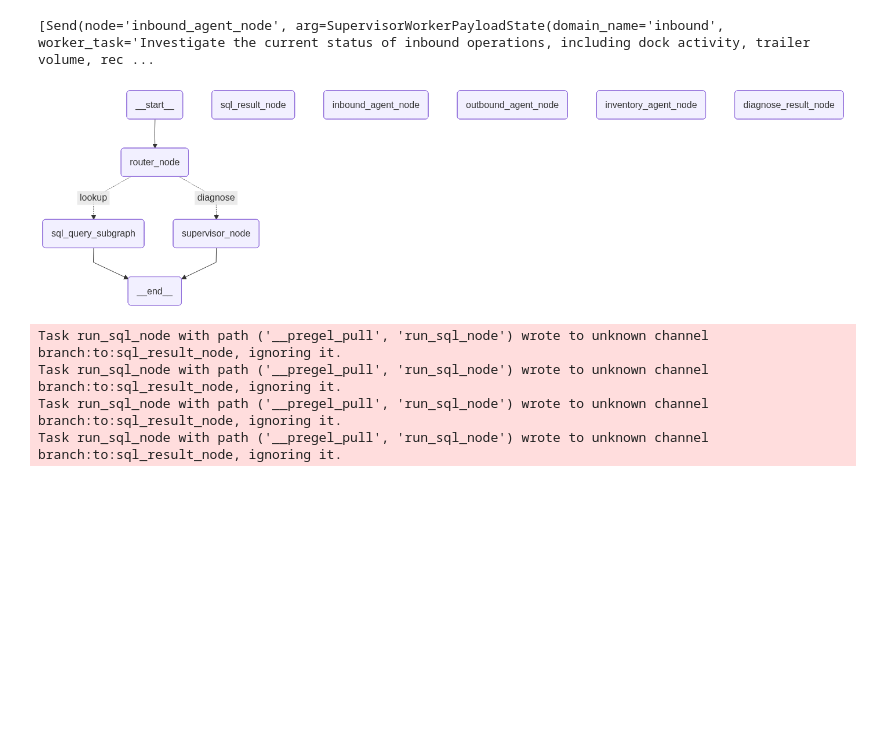
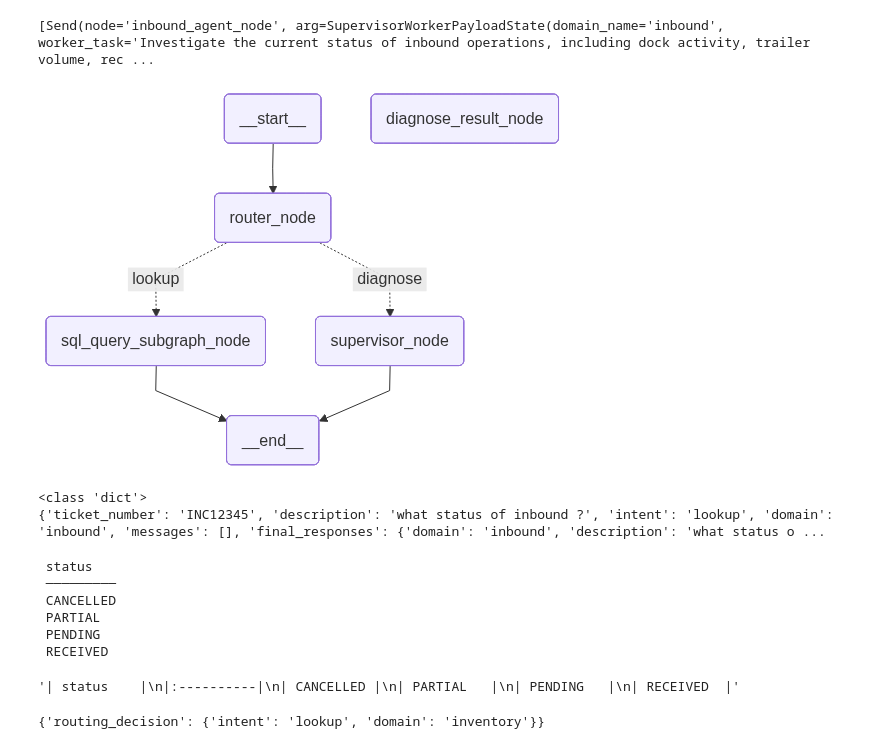
Before and after one commit to rahul22061999/wms_incident_copilot, a Jupyter notebook: src/test.ipynb, the cells around one changed output. Drawn from its saved outputs; the diff is of its cells as text; code cells hidden in the pictures; blank space fills up the shorter version.

```diff
--- a/src/test.ipynb
+++ b/src/test.ipynb
@@ -313,58 +312,52 @@ response.goto
 # %%
 from langgraph.graph import StateGraph, START, END
 from domain.states.supervisor.diagnose_graph_state import WMState
 from IPython.display import display, Image
 from src.agents.nodes.router import router_node
 from agents.graph.sql_subgraph import sql_graph
-from src.agents.nodes.sql_result_node import sql_result_node
 from agents.edges.router_intent_edge import router_intent_edge
-from langgraph.cache.memory import InMemoryCache
-from agents.nodes.supervisor_node import SupervisorNode
-from agents.nodes.inbound_agent_node import inbound_agent_node
-from agents.nodes.outbound_agent_node import outbound_agent_node
-from agents.nodes.inventory_agent_node import inventory_agent_node
+from agents.nodes.supervisor_node import WarehouseSupervisorNode
 from agents.nodes.diagnose_result_node import diagnose_result_node
+from agents.nodes.sql_lookup_subgraph_node import sql_query_subgraph_node
 from dotenv import load_dotenv
 load_dotenv()
 builder = StateGraph(WMState)
-supervisor_node = (SupervisorNode())
+supervisor_node = WarehouseSupervisorNode()
 
 builder.add_node("router_node", router_node)
-builder.add_node("sql_query_subgraph", sql_graph)
-builder.add_node("sql_result_node", sql_result_node)
+builder.add_node("sql_query_subgraph_node", sql_query_subgraph_node)
+
 builder.add_node("supervisor_node", supervisor_node)
-builder.add_node("inbound_agent_node", inbound_agent_node)
-builder.add_node("outbound_agent_node", outbound_agent_node)
-builder.add_node("inventory_agent_node", inventory_agent_node)
 builder.add_node("diagnose_result_node", diagnose_result_node)
 
+builder.add_edge(START, "router_node")
 
-builder.add_edge(START, "router_node")
 builder.add_conditional_edges(
     "router_node",
     router_intent_edge,
     {
-        "lookup":"sql_query_subgraph",
-        "diagnose": "supervisor_node"
-    }
+        "lookup": "sql_query_subgraph_node",
+        "diagnose": "supervisor_node",
+    },
 )
 
+# lookup path ends here
+builder.add_edge("sql_query_subgraph_node", END)
 
-# Supervisor can also go to result
+# diagnose_result_node is your explicit finish node
+builder.add_edge("diagnose_result_node", END)
 
-
-
-graph = builder.compile(cache=InMemoryCache())
+graph = builder.compile()
 
 display(Image(graph.get_graph().draw_mermaid_png()))
 # %% [output]
-[figure, old version]
+[figure, new version]
 # %%
+
 result = await graph.ainvoke(
     {
-        "ticket_number": "INC12345",
-        "description": "what all issues in inbound ?",
-        "domain": "inventory",
+        "ticket_number":"INC12345",
+        "description":"what status of inbound ?",
     }
 )
 
@@ -376,12 +369,34 @@ console = Console()
 print(type(result))
 print(result)
 
-final_text = result.get("final_response") or str(result)
-print("FINAL_TEXT:", repr(final_text))
+final_text = result.get("final_responses") or str(result)
 
-console.print(Markdown(final_text))
+console.print(Markdown(final_text['final_responses']))
 # %% [output]
-Task run_sql_node with path ('__pregel_pull', 'run_sql_node') wrote to unknown channel branch:to:sql_result_node, ignoring it.
-Task run_sql_node with path ('__pregel_pull', 'run_sql_node') wrote to unknown channel branch:to:sql_result_node, ignoring it.
-Task run_sql_node with path ('__pregel_pull', 'run_sql_node') wrote to unknown channel branch:to:sql_result_node, ignoring it.
-Task run_sql_node with path ('__pregel_pull', 'run_sql_node') wrote to unknown channel branch:to:sql_result_node, ignoring it.
+<class 'dict'>
+{'ticket_number': 'INC12345', 'description': 'what status of inbound ?', 'intent': 'lookup', 'domain': 'inbound', 'messages': [], 'final_responses': {'domain': 'inbound', 'description': 'what status o ...
+ status
+ ─────────
+ CANCELLED
+ PARTIAL
+ PENDING
+ RECEIVED
+# %%
+final_text['final_responses']
+# %% [output]
+'| status    |\n|:----------|\n| CANCELLED |\n| PARTIAL   |\n| PENDING   |\n| RECEIVED  |'
+# %%
+from agents.nodes.router import router_node
+from domain.states.supervisor.diagnose_graph_state import WMState
+
+state = WMState(
+    ticket_number="INC12345",
+    description="what is the sttus of sku 003",
+    session_id="rahul"
+)
+
+res = router_node(state)
+
+print(res)
+# %% [output]
+{'routing_decision': {'intent': 'lookup', 'domain': 'inventory'}}
```
Also changed, not shown: parts of 5 cells of this notebook, 40 other files.
